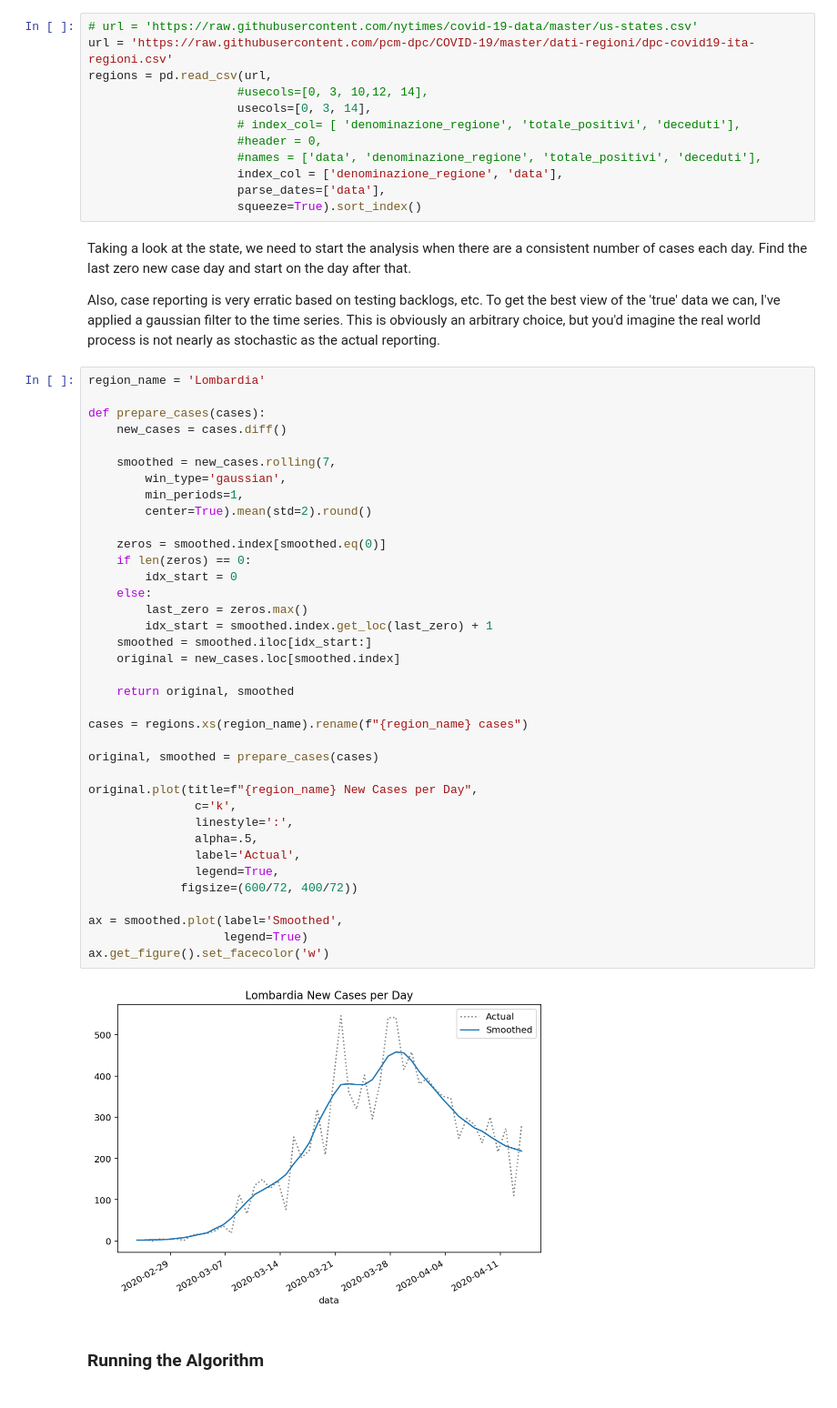
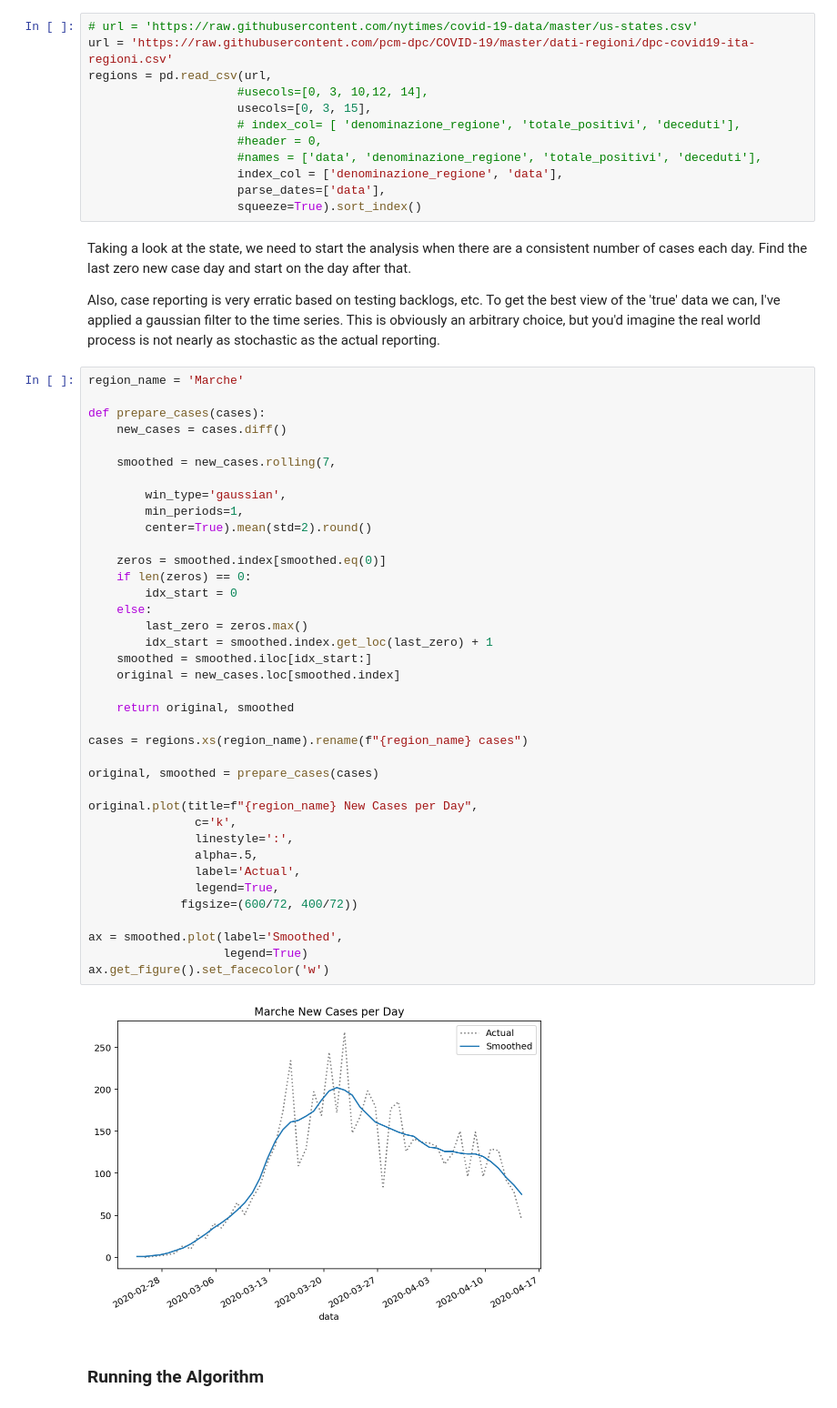
Before and after one commit to nicoloval/covid19, a Jupyter notebook: Realtime_R0.ipynb, the cells around one changed output. Shown at 91% size. Drawn from its saved outputs; the diff is of its cells as text.

```diff
--- a/Realtime_R0.ipynb
+++ b/Realtime_R0.ipynb
@@ -279,7 +276,7 @@ load IT region case data from the dpc archive
 url = 'https://raw.githubusercontent.com/pcm-dpc/COVID-19/master/dati-regioni/dpc-covid19-ita-regioni.csv'
 regions = pd.read_csv(url,
                      #usecols=[0, 3, 10,12, 14],
-                     usecols=[0, 3, 14],
+                     usecols=[0, 3, 15],
                      # index_col= [ 'denominazione_regione', 'totale_positivi', 'deceduti'],
                      #header = 0,
                      #names = ['data', 'denominazione_regione', 'totale_positivi', 'deceduti'],
@@ -291,44 +288,45 @@ regions = pd.read_csv(url,
 
  Also, case reporting is very erratic based on testing backlogs, etc. To get the best view of the 'true' data we  can, I've applied a gaussian filter to the time series. This is obviously an arbitrary choice, but you'd imagine  the real world process is not nearly as stochastic as the actual reporting.
 # %%
-region_name = 'Lombardia'
+region_name = 'Marche'
 
 def prepare_cases(cases):
     new_cases = cases.diff()
 
     smoothed = new_cases.rolling(7,
+
         win_type='gaussian',
         min_periods=1,
         center=True).mean(std=2).round()
 
     zeros = smoothed.index[smoothed.eq(0)]
     if len(zeros) == 0:
         idx_start = 0
     else:
         last_zero = zeros.max()
         idx_start = smoothed.index.get_loc(last_zero) + 1
     smoothed = smoothed.iloc[idx_start:]
     original = new_cases.loc[smoothed.index]
 
     return original, smoothed
 
 cases = regions.xs(region_name).rename(f"{region_name} cases")
 
 original, smoothed = prepare_cases(cases)
 
 original.plot(title=f"{region_name} New Cases per Day",
                c='k',
                linestyle=':',
                alpha=.5,
                label='Actual',
                legend=True,
              figsize=(600/72, 400/72))
 
 ax = smoothed.plot(label='Smoothed',
                    legend=True)
 ax.get_figure().set_facecolor('w')
 # %% [output]
-[figure, old version]
+[figure, new version]
 # %% [markdown]
 ### Running the Algorithm
 # %% [markdown]
```
Also changed, not shown: parts of 12 cells of this notebook, 1 other file.
